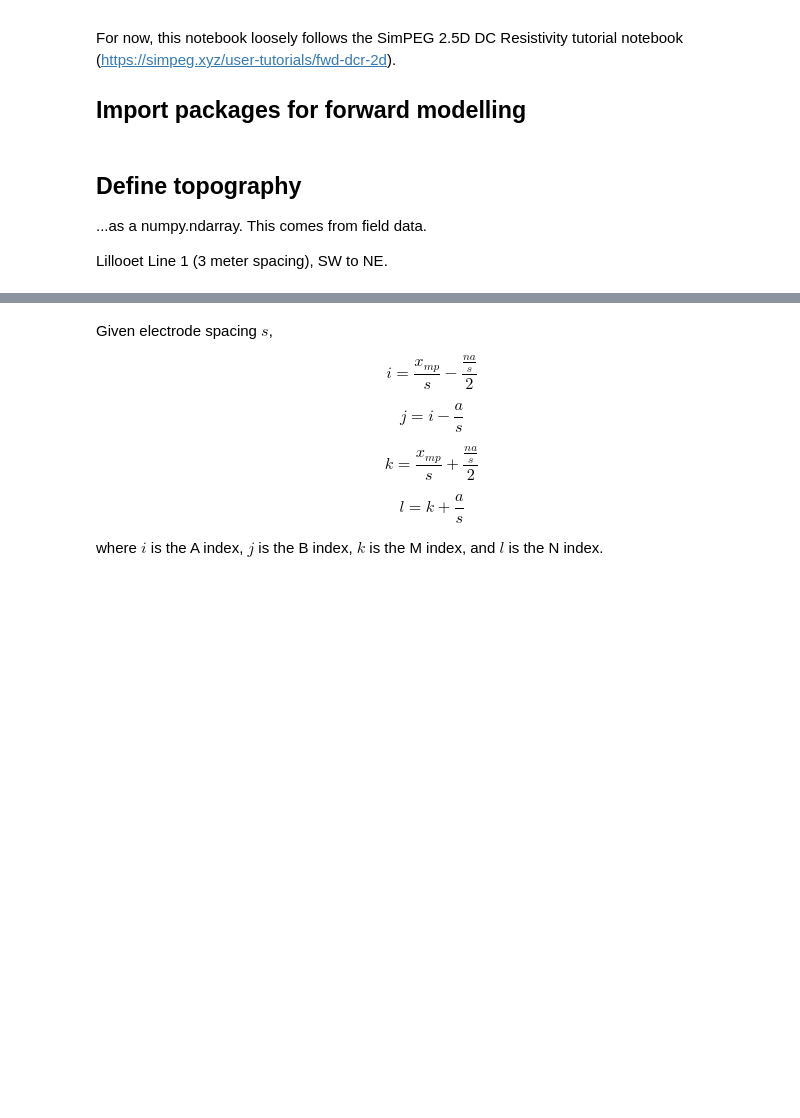
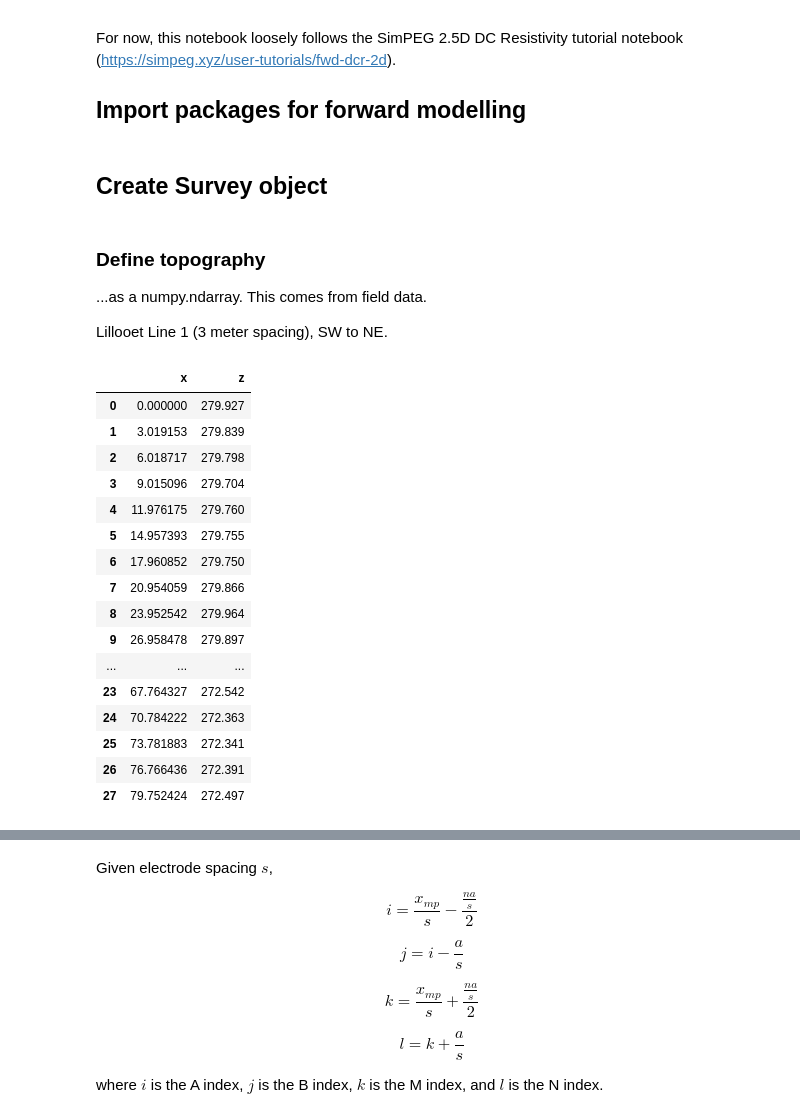
Before and after one commit to rbcmendoza/eosc-556b-project, a Jupyter notebook: phase1.ipynb, the cells around one changed output, grey strips where cells are left out. Drawn from its saved outputs; the diff is of its cells as text; code cells hidden in the pictures; blank space fills up the shorter version.

```diff
--- a/phase1.ipynb
+++ b/phase1.ipynb
@@ -38,8 +38,10 @@ import pandas as pd
 mpl.rcParams.update({"font.size": 14})  # default font size
 
 write_output = False  # Optional
+# %% [markdown]
+## Create Survey object
 # %% [markdown]
-## Define topography
+### Define topography
 ...as a numpy.ndarray.
 This comes from field data.
 
@@ -47,10 +49,28 @@ Lillooet Line 1 (3 meter spacing), SW to NE.
 # %%
 # Define column names
 topography_file_column_names = ['x','z']
 
 # Use pandas to read .trn file
 topography_2d = pd.read_table('./fieldData/Terrain_Line1_3m_Aug26_2024.trn',
                         names=topography_file_column_names, skiprows=3, delimiter=',', skipinitialspace=True)
 
 # See if it was read correctly
-topography_2d
+# topography_2d
+# %% [output]
+|  | x | z |
+| 0 | 0.000000 | 279.927 |
+| 1 | 3.019153 | 279.839 |
+| 2 | 6.018717 | 279.798 |
+| 3 | 9.015096 | 279.704 |
+| 4 | 11.976175 | 279.760 |
+| 5 | 14.957393 | 279.755 |
+| 6 | 17.960852 | 279.750 |
+| 7 | 20.954059 | 279.866 |
+| 8 | 23.952542 | 279.964 |
+| 9 | 26.958478 | 279.897 |
+| ... | ... | ... |
+| 23 | 67.764327 | 272.542 |
+| 24 | 70.784222 | 272.363 |
+| 25 | 73.781883 | 272.341 |
+| 26 | 76.766436 | 272.391 |
+| 27 | 79.752424 | 272.497 |
```
Also changed, not shown: parts of 69 cells of this notebook, 2 other files.
